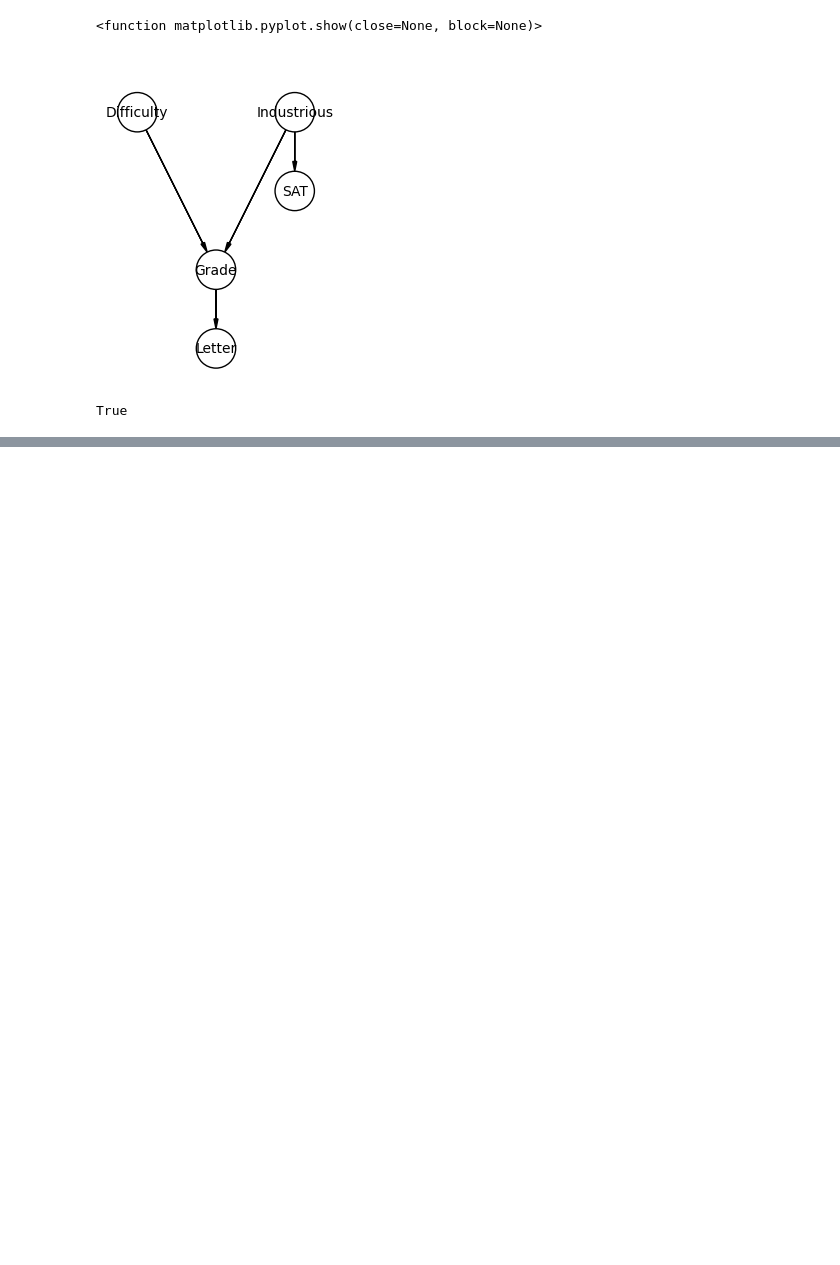
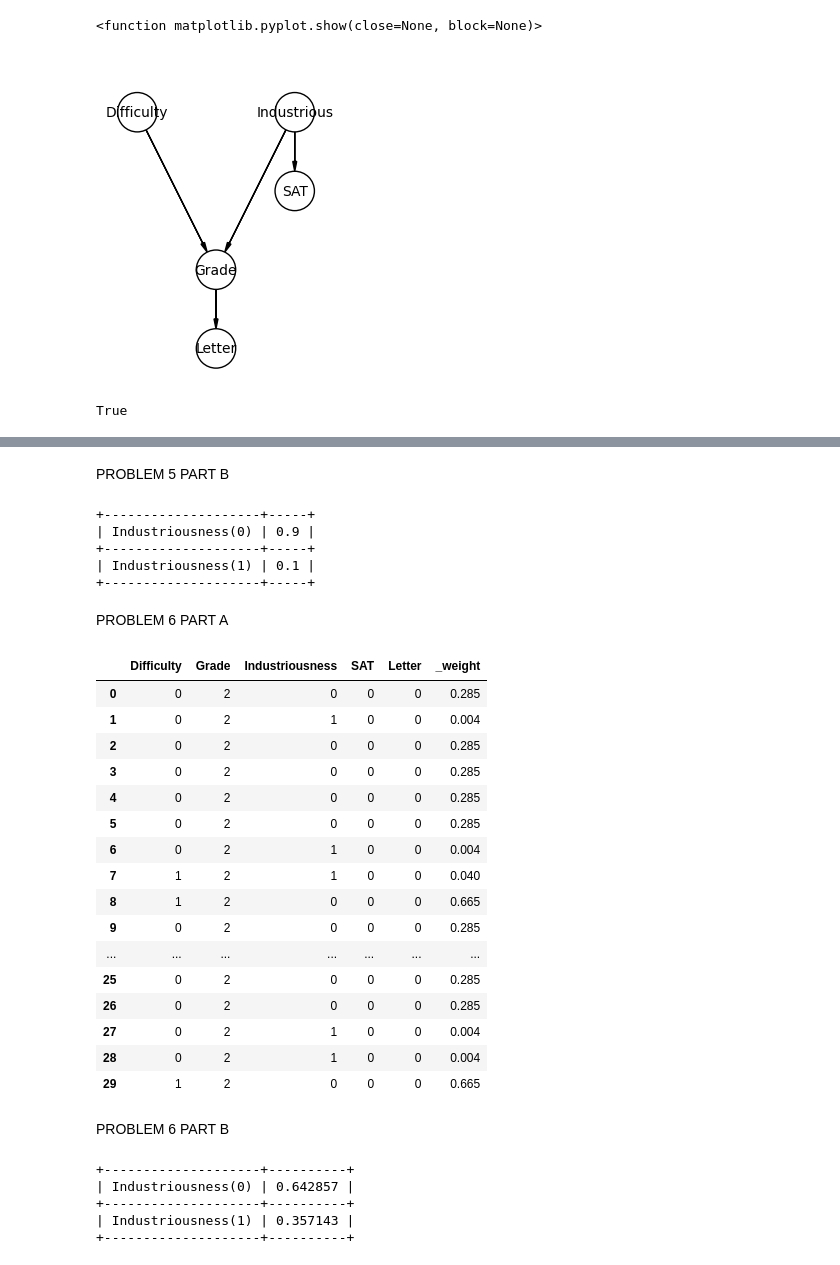
Before and after one commit to EdgyPage/Page-s_pgmpy_notebook_updated, a Jupyter notebook: Homework/HW4.ipynb, the cells around one changed output, grey strips where cells are left out. Drawn from its saved outputs; the diff is of its cells as text; code cells hidden in the pictures; blank space fills up the shorter version.

```diff
--- a/Homework/HW4.ipynb
+++ b/Homework/HW4.ipynb
@@ -74,0 +90,52 @@ inf.forward_sample(size=30)
+# %% [markdown]
+PROBLEM 5
+PART B
+# %%
+import pgmpy.estimators.BayesianEstimator as be
+
+estimator = be(model, rej)
+cpd_I = estimator.estimate_cpd('Industriousness')
+print(cpd_I)
+# %% [output]
++--------------------+-----+
+| Industriousness(0) | 0.9 |
++--------------------+-----+
+| Industriousness(1) | 0.1 |
++--------------------+-----+
+# %% [markdown]
+PROBLEM 6
+PART A
+# %%
+lik = inf.likelihood_weighted_sample(evidence= [State('SAT', 0), State('Grade', 2)], size= 30, seed= 1337)
+lik
+# %% [output]
+|  | Difficulty | Grade | Industriousness | SAT | Letter | _weight |
+| 0 | 0 | 2 | 0 | 0 | 0 | 0.285 |
+| 1 | 0 | 2 | 1 | 0 | 0 | 0.004 |
+| 2 | 0 | 2 | 0 | 0 | 0 | 0.285 |
+| 3 | 0 | 2 | 0 | 0 | 0 | 0.285 |
+| 4 | 0 | 2 | 0 | 0 | 0 | 0.285 |
+| 5 | 0 | 2 | 0 | 0 | 0 | 0.285 |
+| 6 | 0 | 2 | 1 | 0 | 0 | 0.004 |
+| 7 | 1 | 2 | 1 | 0 | 0 | 0.040 |
+| 8 | 1 | 2 | 0 | 0 | 0 | 0.665 |
+| 9 | 0 | 2 | 0 | 0 | 0 | 0.285 |
+| ... | ... | ... | ... | ... | ... | ... |
+| 25 | 0 | 2 | 0 | 0 | 0 | 0.285 |
+| 26 | 0 | 2 | 0 | 0 | 0 | 0.285 |
+| 27 | 0 | 2 | 1 | 0 | 0 | 0.004 |
+| 28 | 0 | 2 | 1 | 0 | 0 | 0.004 |
+| 29 | 1 | 2 | 0 | 0 | 0 | 0.665 |
+# %% [markdown]
+PROBLEM 6
+PART B
+# %%
+estimator = be(model, lik)
+cpd_LikI = estimator.estimate_cpd('Industriousness')
+print(cpd_LikI)
+# %% [output]
++--------------------+----------+
+| Industriousness(0) | 0.642857 |
++--------------------+----------+
+| Industriousness(1) | 0.357143 |
++--------------------+----------+
```
Also changed, not shown: parts of 5 cells of this notebook, 2 other files.
